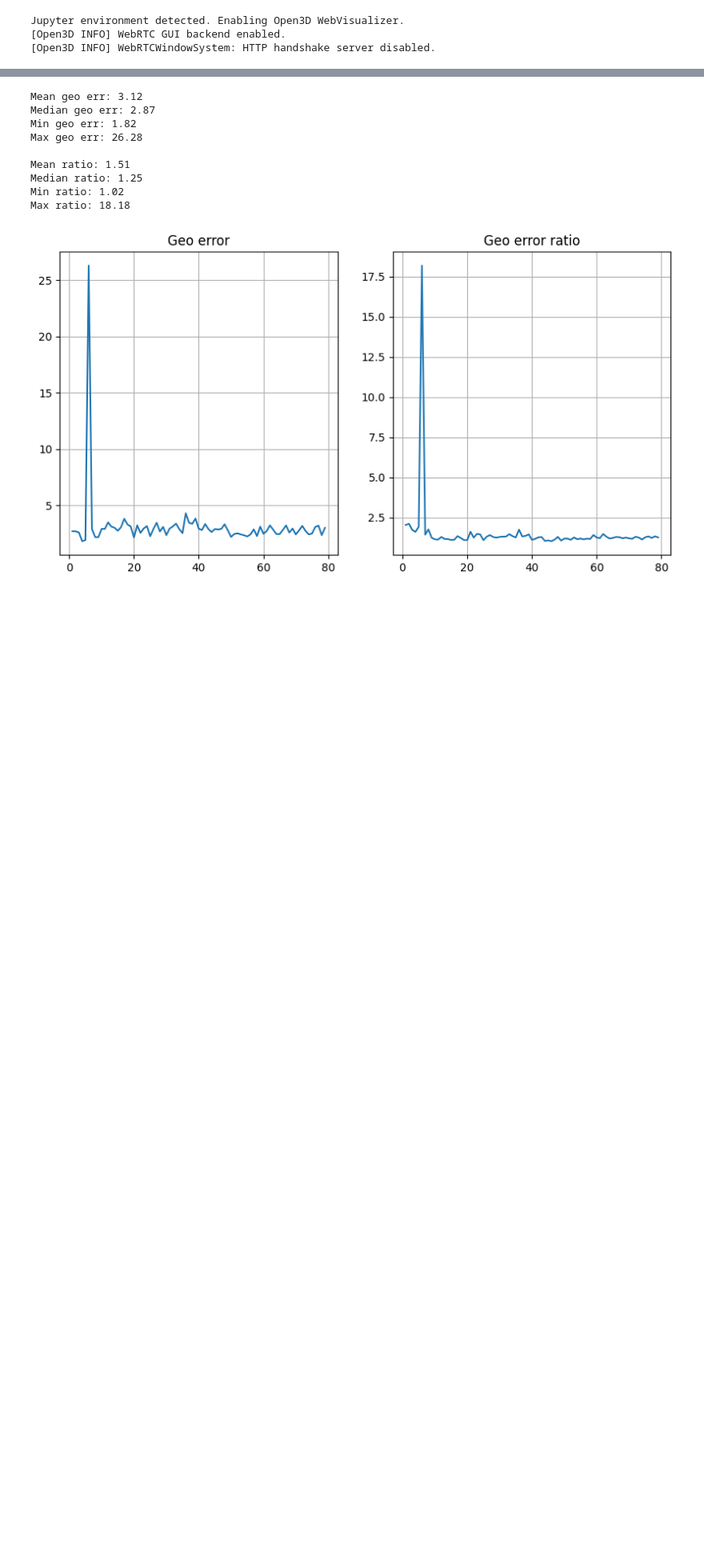
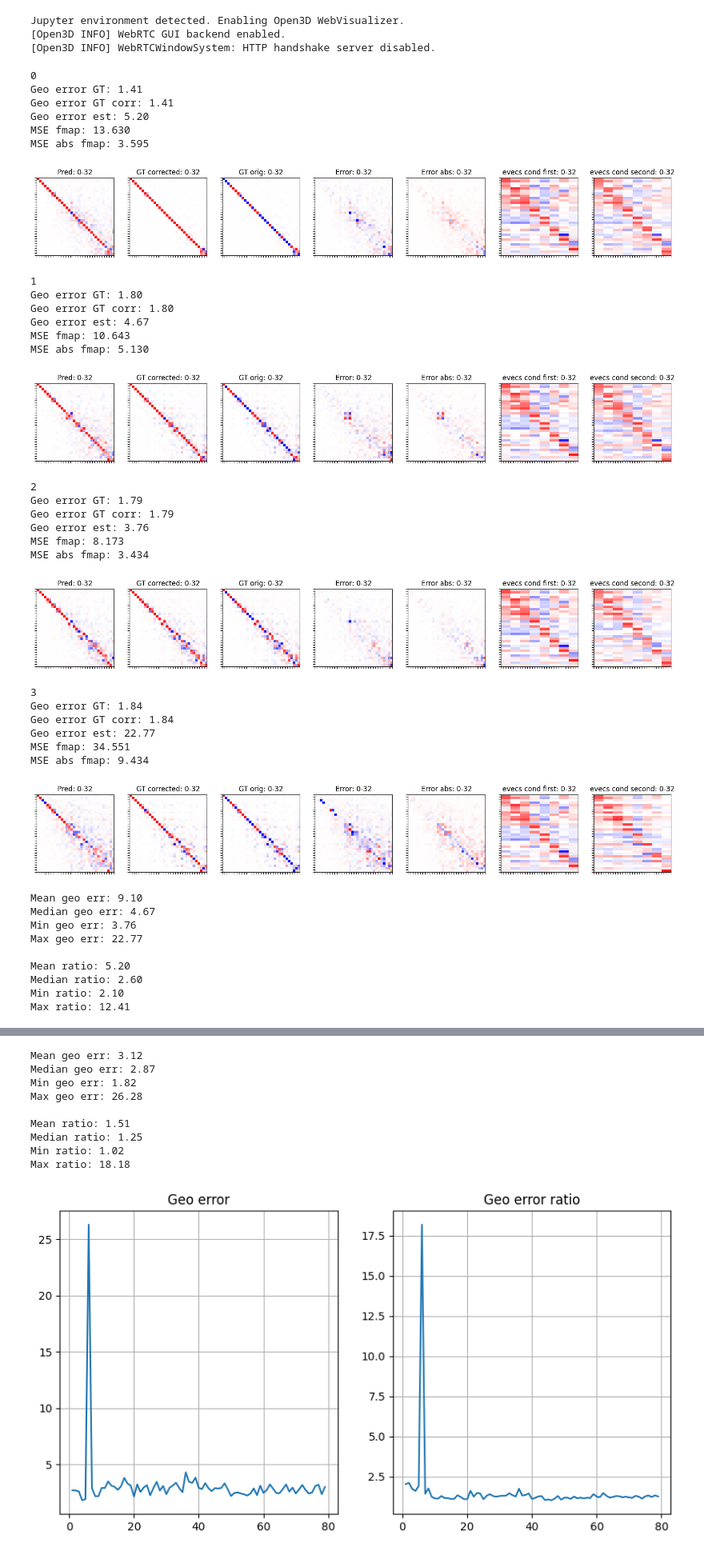
Before and after one commit to alekseizhuravlev/shape_matching, a Jupyter notebook: notebooks/31.07.2024/test_diffusion_cond.ipynb, the cells around one changed output, grey strips where cells are left out. Shown: that part at 80% size. Drawn from its saved outputs; the diff is of its cells as text; code cells hidden in the pictures; blank space fills up the shorter version.

```diff
--- a/notebooks/31.07.2024/test_diffusion_cond.ipynb
+++ b/notebooks/31.07.2024/test_diffusion_cond.ipynb
@@ -68,10 +72,10 @@ Jupyter environment detected. Enabling Open3D WebVisualizer.
 [Open3D INFO] WebRTCWindowSystem: HTTP handshake server disabled.
 # %%
 ### test dataset
-dataset_name = 'FAUST_orig'
+dataset_name = 'FAUST_r'
 
 test_dataset = data_loading.get_val_dataset(
-    dataset_name, 'test', 128
+    dataset_name, 'train', 128
     )[1]
 sign_corr_net.cache_dir = test_dataset.lb_cache_dir
 
@@ -88,8 +86,13 @@ h = 32
 import utils.fmap_util as fmap_util
 import metrics.geodist_metric as geodist_metric
 from my_code.sign_canonicalization.training import predict_sign_change
+import matplotlib.pyplot as plt
+import my_code.utils.plotting_utils as plotting_utils
+
 tqdm._instances.clear()
 
+l = 0
+h = 32
 
 num_evecs = config["model_params"]["sample_size"]
 
@@ -289,38 +292,79 @@ for i in data_range:
     # print(f'{i:2d}) ratio {geo_err_est.mean() / geo_err_corr_gt.mean():.2f}')
 
     ratio_curr = geo_err_est.mean() / geo_err_corr_gt.mean()
     geo_err_curr = geo_err_est.mean() * 100
 
     ratios.append(ratio_curr)
     geo_errs.append(geo_err_curr)
     Cxy_est_list.append(Cxy_est)
     C_gt_xy_corr_list.append(C_gt_xy_corr)
 
-    data_range.set_description(
-        f'Geo error est: {geo_err_curr:.2f}, '+\
-        f'Mean {torch.tensor(geo_errs).mean():.2f}, '+\
-        f'Median {torch.tensor(geo_errs).median():.2f}, '+\
-        f'Ratio: {ratio_curr:.2f}, '+\
-        f'Mean: {torch.tensor(ratios).mean():.2f}, '+\
-        f'Median: {torch.tensor(ratios).median():.2f}'
-        )
+    # data_range.set_description(
+    #     f'Geo error est: {geo_err_curr:.2f}, '+\
+    #     f'Mean {torch.tensor(geo_errs).mean():.2f}, '+\
+    #     f'Median {torch.tensor(geo_errs).median():.2f}, '+\
+    #     f'Ratio: {ratio_curr:.2f}, '+\
+    #     f'Mean: {torch.tensor(ratios).mean():.2f}, '+\
+    #     f'Median: {torch.tensor(ratios).median():.2f}'
+    #     )
+
+    if geo_err_est.mean() * 100 > 10:
+        break
 
     # break
 
 
 ratios = torch.tensor(ratios)
 geo_errs = torch.tensor(geo_errs)
 
 # print mean / median / min / max ratio and geo errs
 # geo errs
 print(f'Mean geo err: {geo_errs.mean():.2f}')
 print(f'Median geo err: {geo_errs.median():.2f}')
 print(f'Min geo err: {geo_errs.min():.2f}')
 print(f'Max geo err: {geo_errs.max():.2f}')
 
 print()
 # ratios
 print(f'Mean ratio: {ratios.mean():.2f}')
 print(f'Median ratio: {ratios.median():.2f}')
 print(f'Min ratio: {ratios.min():.2f}')
 print(f'Max ratio: {ratios.max():.2f}')
+# %% [output]
+0
+Geo error GT: 1.41
+Geo error GT corr: 1.41
+Geo error est: 5.20
+MSE fmap: 13.630
+MSE abs fmap: 3.595
+[figure, added]
+1
+Geo error GT: 1.80
+Geo error GT corr: 1.80
+Geo error est: 4.67
+MSE fmap: 10.643
+MSE abs fmap: 5.130
+[figure, added]
+2
+Geo error GT: 1.79
+Geo error GT corr: 1.79
+Geo error est: 3.76
+MSE fmap: 8.173
+MSE abs fmap: 3.434
+[figure, added]
+3
+Geo error GT: 1.84
+Geo error GT corr: 1.84
+Geo error est: 22.77
+MSE fmap: 34.551
+MSE abs fmap: 9.434
+[figure, added]
+Mean geo err: 9.10
+Median geo err: 4.67
+Min geo err: 3.76
+Max geo err: 22.77
+
+Mean ratio: 5.20
+Median ratio: 2.60
+Min ratio: 2.10
+Max ratio: 12.41
```
Also changed, not shown: parts of 8 cells of this notebook, 8 other files.
